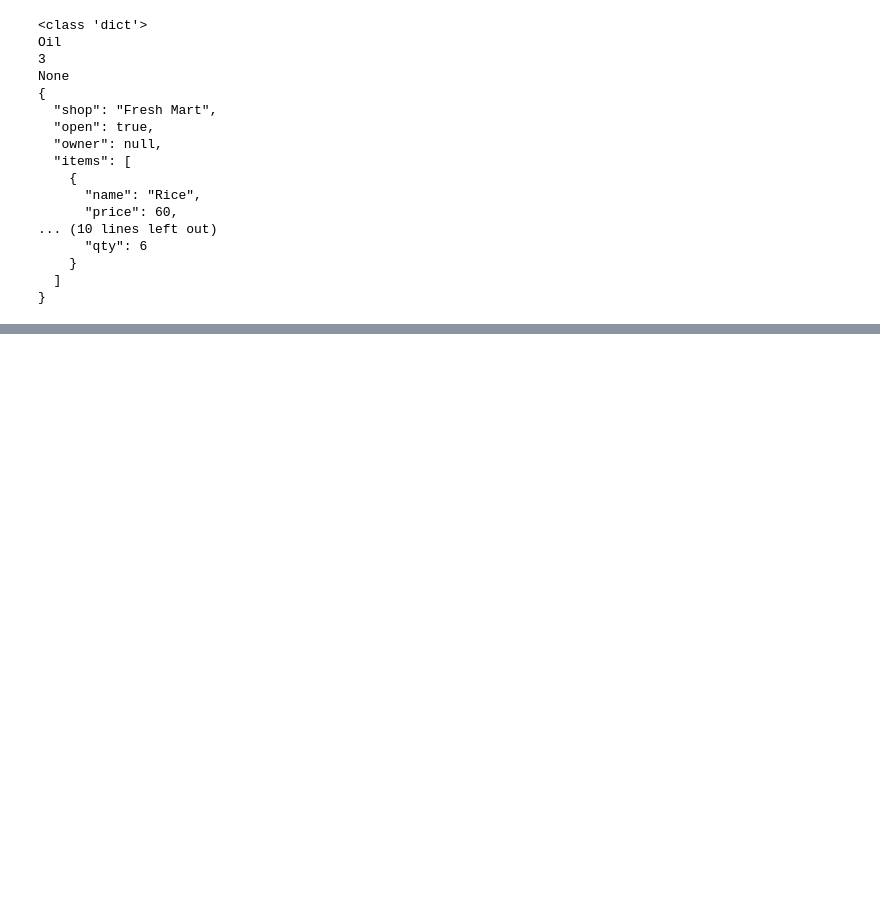
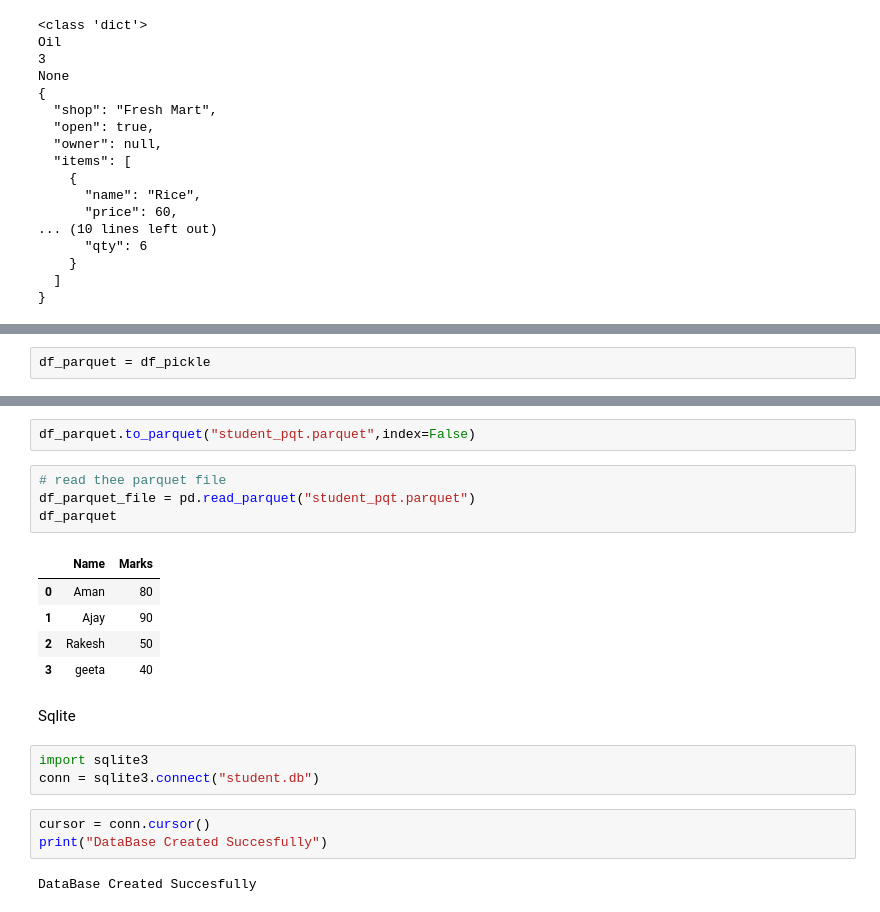
Before and after one commit to kapilupadhyay06/Data-Analysis., a Jupyter notebook: practice_12oct.ipynb, the cells around one changed output, grey strips where cells are left out. Drawn from its saved outputs; the diff is of its cells as text; blank space fills up the shorter version.

```diff
--- a/practice_12oct.ipynb
+++ b/practice_12oct.ipynb
@@ -171,0 +246,2 @@ None
+# %%
+df_parquet = df_pickle
@@ -171,0 +256,22 @@ None
+# %%
+df_parquet.to_parquet("student_pqt.parquet",index=False)
+# %%
+# read thee parquet file
+df_parquet_file = pd.read_parquet("student_pqt.parquet")
+df_parquet
+# %% [output]
+|  | Name | Marks |
+| 0 | Aman | 80 |
+| 1 | Ajay | 90 |
+| 2 | Rakesh | 50 |
+| 3 | geeta | 40 |
+# %% [markdown]
+Sqlite
+# %%
+import sqlite3
+conn = sqlite3.connect("student.db")
+# %%
+cursor = conn.cursor()
+print("DataBase Created Succesfully")
+# %% [output]
+DataBase Created Succesfully
```
Also changed, not shown: parts of 17 cells of this notebook.
